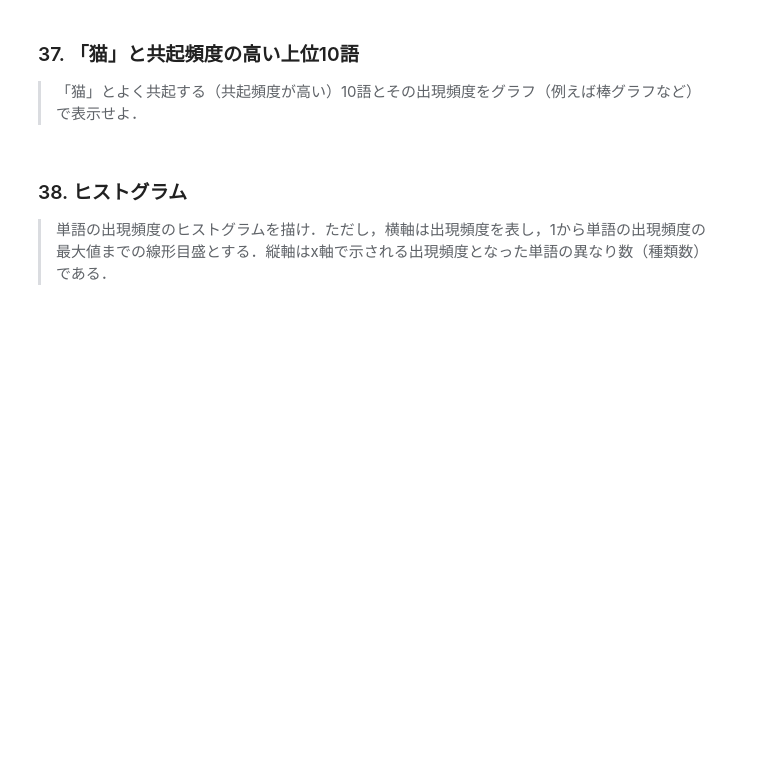
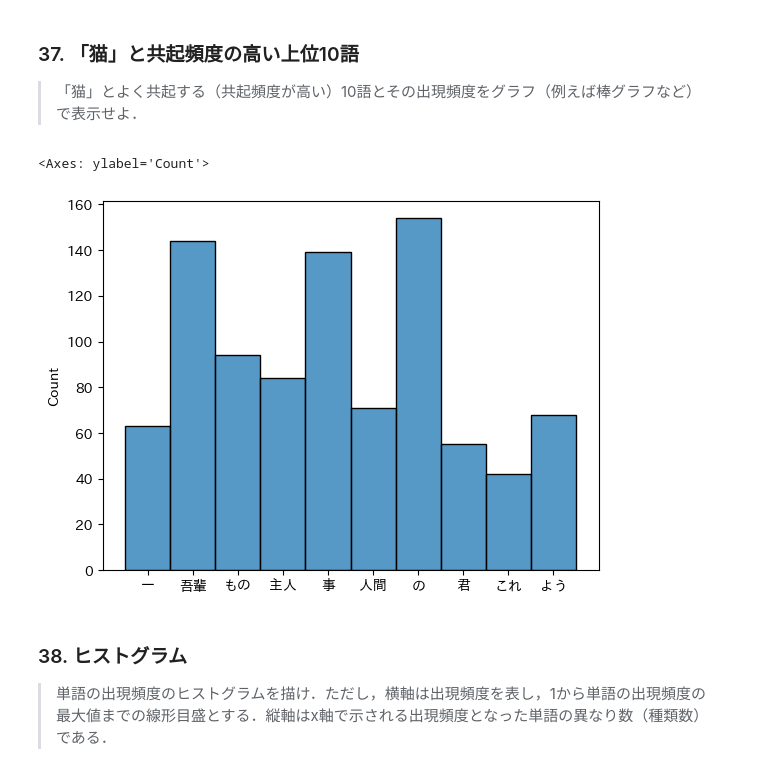
Before and after one commit to Sappippi/nlp-100knock, a Jupyter notebook: src/chapter4.ipynb, the cells around one changed output. Cells and saved outputs as stored; diff of their text form; code cells hidden in the pictures; blank space fills up the shorter version.

```diff
--- a/src/chapter4.ipynb
+++ b/src/chapter4.ipynb
@@ -118,6 +158,22 @@ sns.barplot(x=x, y=y, hue=x, palette="rocket")
 # %% [markdown]
 ### 37. 「猫」と共起頻度の高い上位10語
 > 「猫」とよく共起する（共起頻度が高い）10語とその出現頻度をグラフ（例えば棒グラフなど）で表示せよ．
+# %%
+from my_functions import get_co_occur
+
+df_noun_sentence = df_waganeko[(df_waganeko["surface"] == "EOS") | (df_waganeko["pos"] == "名詞")]
+# neko_index = df_noun_sentence[df_noun_sentence["surface"] == "猫"].index.to_list()
+list_idx_eos = df_noun_sentence[df_noun_sentence["surface"] == "EOS"].index.tolist()
+list_conotation = get_co_occur(df_noun_sentence, "猫", list_idx_eos)
+# %%
+data = pd.DataFrame(list_conotation)
+top10_co_occurs = data.value_counts()[:10].index.to_list() # タプルのリストになっている
+top10_co_occurs = [c[0] for c in top10_co_occurs]
+data  = data[data[0].isin(top10_co_occurs)][0].to_list() # 上位10件
+sns.histplot(data)
+# %% [output]
+<Axes: ylabel='Count'>
+[figure, added]
 # %% [markdown]
 ### 38. ヒストグラム
 > 単語の出現頻度のヒストグラムを描け．ただし，横軸は出現頻度を表し，1から単語の出現頻度の最大値までの線形目盛とする．縦軸はx軸で示される出現頻度となった単語の異なり数（種類数）である．
```
Also changed, not shown: parts of 7 cells of this notebook, 1 other file.
